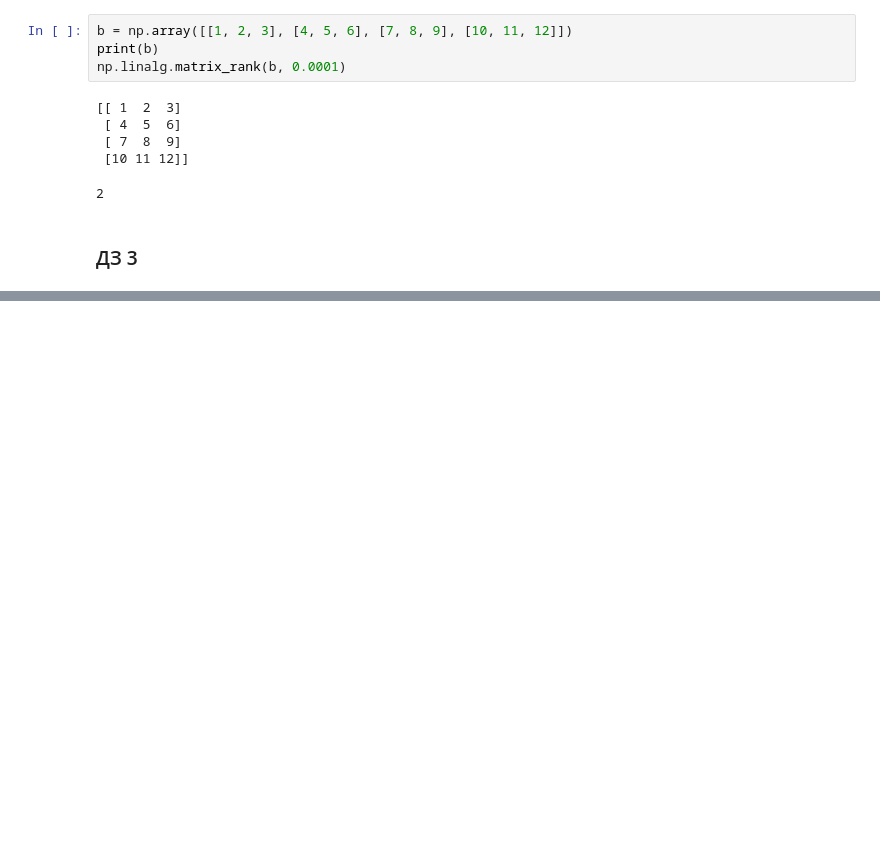
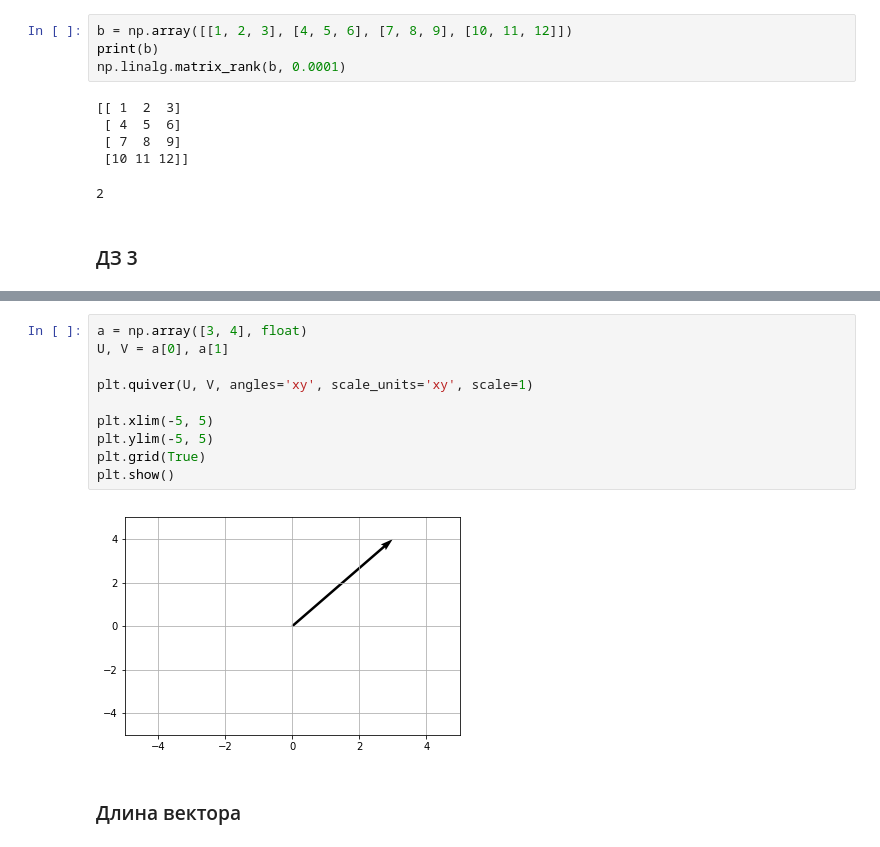
Before and after one commit to VitalyGladyshev/Math_Ess, a Jupyter notebook: Тема_5_Введение_в_линейную_алгебру_конспект.ipynb, the cells around one changed output, grey strips where cells are left out. Saved outputs shown, nothing was run; the diff lists cells and outputs as text; blank space fills up the shorter version.

```diff
--- a/Тема_5_Введение_в_линейную_алгебру_конспект.ipynb
+++ b/Тема_5_Введение_в_линейную_алгебру_конспект.ipynb
@@ -261,0 +329,14 @@ np.linalg.matrix_rank(b, 0.0001)
+# %%
+a = np.array([3, 4], float)
+U, V = a[0], a[1]
+
+plt.quiver(U, V, angles='xy', scale_units='xy', scale=1)
+
+plt.xlim(-5, 5)
+plt.ylim(-5, 5)
+plt.grid(True)
+plt.show()
+# %% [output]
+[figure, added]
+# %% [markdown]
+### Длина вектора
```
Also changed, not shown: parts of 27 cells of this notebook.
